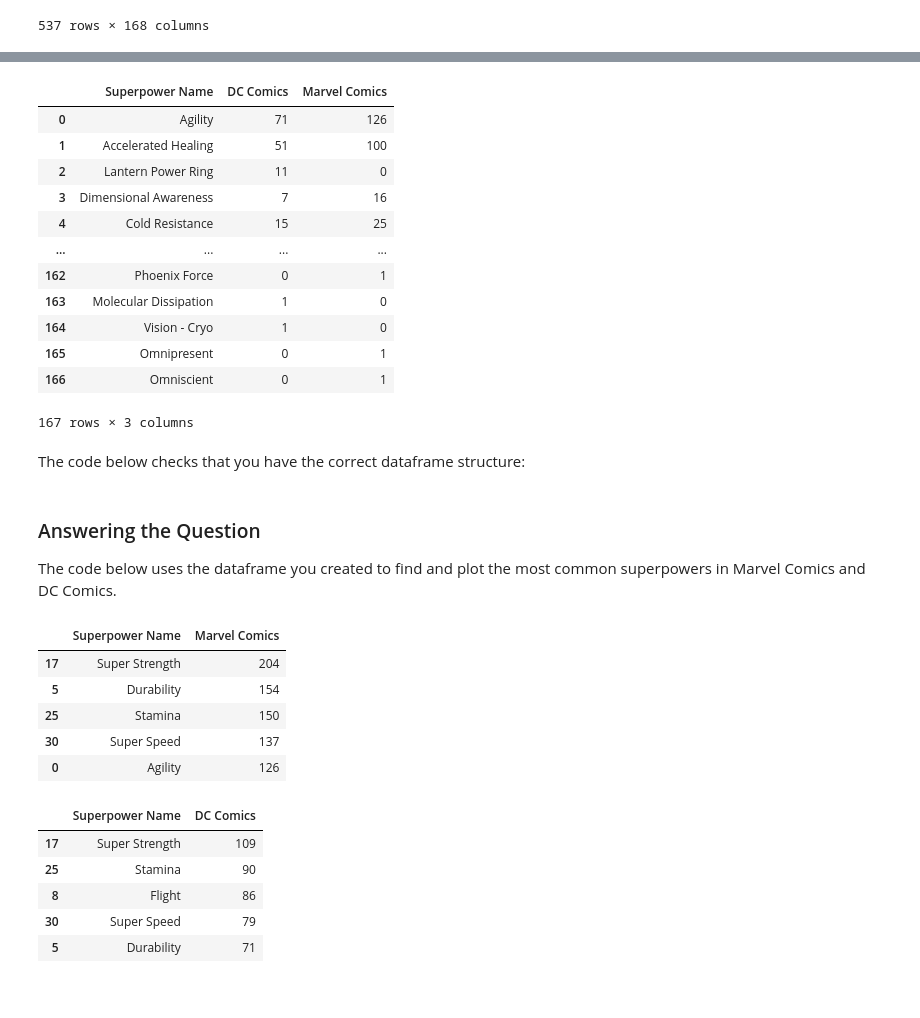
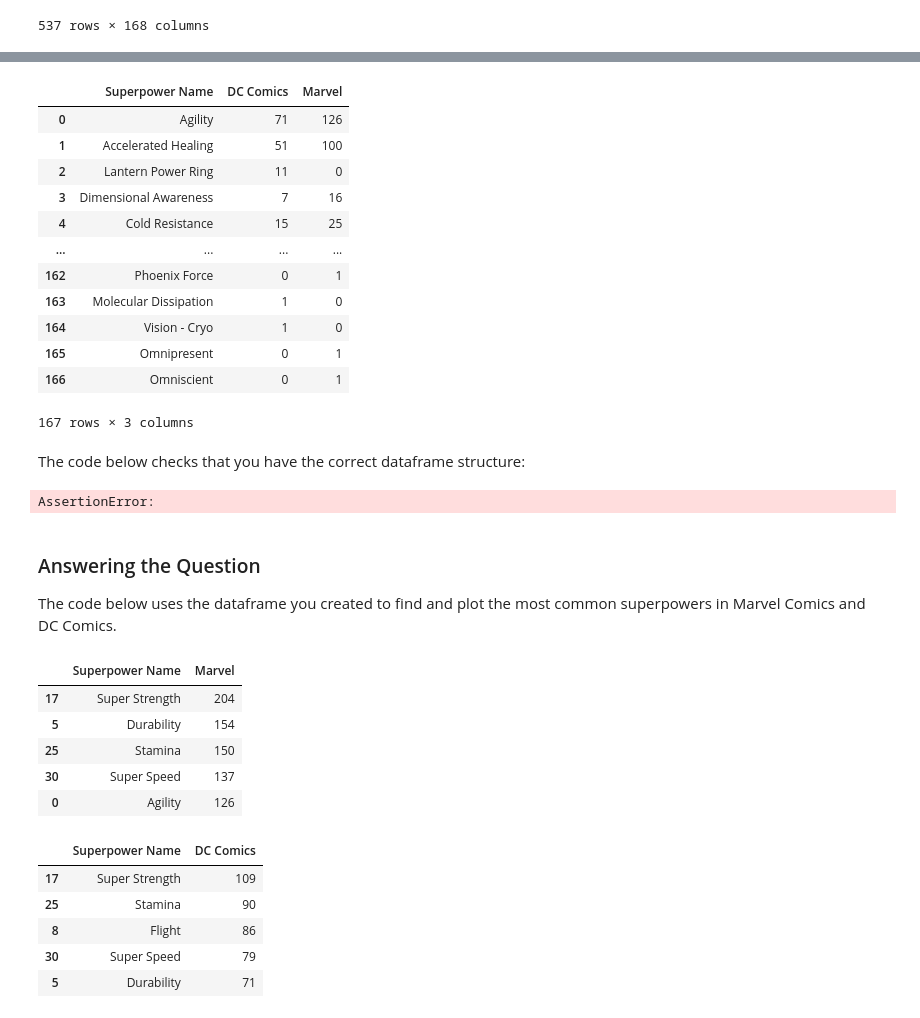
Before and after one commit to BernMartinez/dsc-ent-deloitte-paired-programming, a Jupyter notebook: Week_2/2.2-pandas.ipynb, the cells around one changed output, grey strips where cells are left out. Saved outputs shown, nothing was run; the diff lists cells and outputs as text; code cells hidden in the pictures.

```diff
--- a/Week_2/2.2-pandas.ipynb
+++ b/Week_2/2.2-pandas.ipynb
@@ -728,13 +728,11 @@ Don't worry if the rows or columns are in a different order, all that matters is
 question_3_df = heroes_and_powers_df.copy()
 
 # Only rows with a relevant publisher
-question_3_df = None
-
+question_3_df = question_3_df[(question_3_df["Publisher"] == "Marvel")|(question_3_df["Publisher"] == "DC Comics")]
 # Only columns needed are Publisher and powers
-relevant_cols = None
-relevant_cols.append(None)
-question_3_df = None
-
+cols_marvel_dc = list(powers_df.index)
+cols_marvel_dc.append("Publisher")
+question_3_df = question_3_df[cols_marvel_dc]
 question_3_df
 # %% [output]
 |  | Agility | Accelerated Healing | Lantern Power Ring | Dimensional Awareness | Cold Resistance | Durability | ... |
@@ -760,7 +758,7 @@ question_3_df
 # Here the relevant aggregation is a sum, since it will
 # treat all True values as 1 and False values as 0, then
 # add them all together
-question_3_df =
+question_3_df = question_3_df.groupby("Publisher").sum()
 question_3_df
 # %% [output]
 |  | Agility | Accelerated Healing | Lantern Power Ring | Dimensional Awareness | Cold Resistance | Durability | ... |
@@ -790,17 +788,16 @@ question_3_df
 # %%
 
 # Reset the index so that there is a column "Superpower Name"
-question_3_df.index.name = None
-question_3_df.reset_index(inplace=None)
-
+question_3_df.index.name = "Superpower Name"
+question_3_df.reset_index(inplace=True)
 # Also, the columns don't need a name any more (they
 # automatically got the name "Publisher" from groupby).
 # This is a cosmetic change.
 question_3_df.columns.name = None
 
 question_3_df
 # %% [output]
-|  | Superpower Name | DC Comics | Marvel Comics |
+|  | Superpower Name | DC Comics | Marvel |
 | 0 | Agility | 71 | 126 |
 | 1 | Accelerated Healing | 51 | 100 |
 | 2 | Lantern Power Ring | 11 | 0 |
@@ -826,9 +823,11 @@ assert question_3_df.shape == (167, 3)
 # Checking the column names
 assert sorted(list(question_3_df.columns)) == [
     "DC Comics",
-    "Marvel Comics",
+    "Marvel",
     "Superpower Name",
 ]
+# %% [output]
+AssertionError:
 # %% [markdown]
 ### Answering the Question
 
@@ -837,11 +836,11 @@ The code below uses the dataframe you created to find and plot the most common s
 
 marvel_most_common = question_3_df.drop("DC Comics", axis=1)
 marvel_most_common = marvel_most_common.sort_values(
-    by="Marvel Comics", ascending=False
+    by="Marvel", ascending=False
 )[:5]
 marvel_most_common
 # %% [output]
-|  | Superpower Name | Marvel Comics |
+|  | Superpower Name | Marvel |
 | 17 | Super Strength | 204 |
 | 5 | Durability | 154 |
 | 25 | Stamina | 150 |
```
Also changed, not shown: parts of 4 cells of this notebook.
